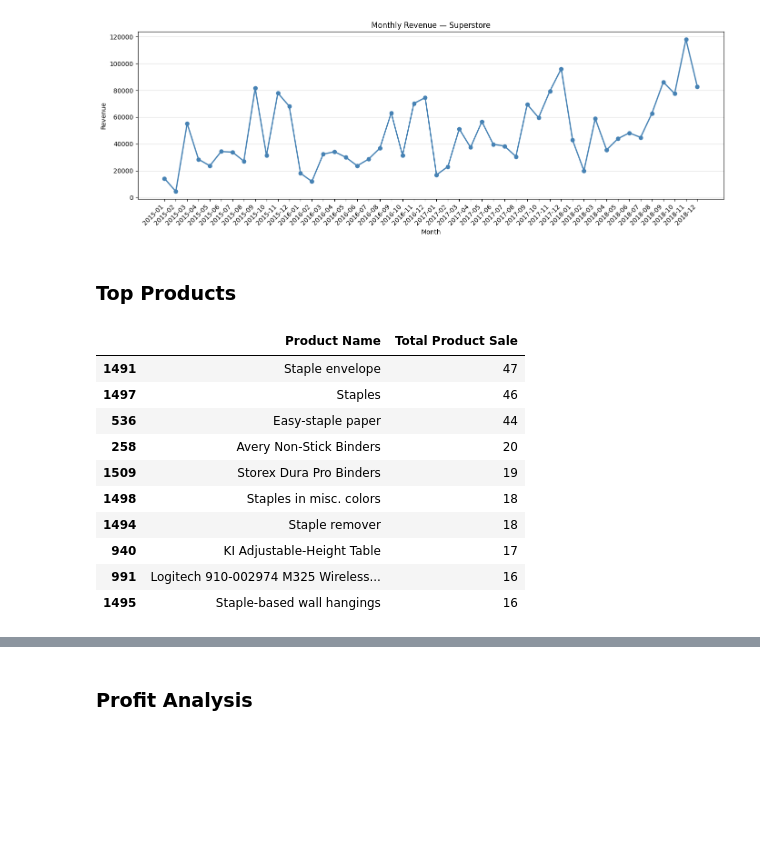
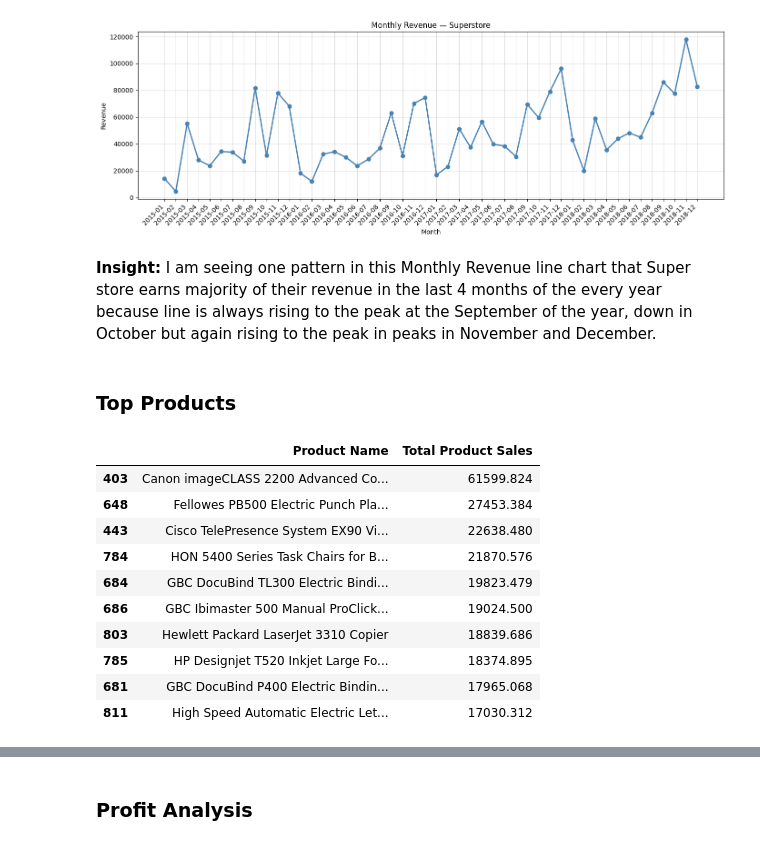
Before and after one commit to VaibhavNileshKumarDave/synent-task5-salesanalysis-vaibhav-dave, a Jupyter notebook: notebooks/salesanalysis.ipynb, the cells around one changed output, grey strips where cells are left out. Cells and saved outputs as stored; diff of their text form; code cells hidden in the pictures; blank space fills up the shorter version.

```diff
--- a/notebooks/salesanalysis.ipynb
+++ b/notebooks/salesanalysis.ipynb
@@ -111,7 +111,7 @@ print("null in super store 2:", null_count_super_store_2)
 duplicates_super_store = df_master.duplicated()
 print("duplicates in super store:", duplicates_super_store) # no duplicates
 
-df_master.drop_duplicates()
+df_master.drop_duplicates(inplace=True)
 print("Info: ", df_master.info()) # no duplicates
 # %% [output]
 null in super store: Row ID            0
@@ -180,30 +181,32 @@ plt.savefig("monthly_revenue.png", dpi=150)
 plt.show()
 # %% [output]
 [figure]
+# %% [markdown]
+**Insight:** I am seeing one pattern in this Monthly Revenue line chart that Super store earns majority of their revenue in the last 4 months of the every year because line is always rising to the peak at the September of the year, down in October but again rising to the peak in peaks in November and December.
 # %% [markdown]
 ### Top Products
 # %%
 df_master.head()
 top_products = (
-    df_master.groupby("Product Name")["Row ID"]
-    .count()
+    df_master.groupby("Product Name")["Sales"]
+    .sum()
     .reset_index()
-    .rename(columns = {"Row ID": "Total Product Sale"})
-    .sort_values("Total Product Sale", ascending = False)
+    .rename(columns = {"Sales": "Total Product Sales"})
+    .sort_values("Total Product Sales", ascending = False)
 )
 top_products.head(10)
 # %% [output]
-|  | Product Name | Total Product Sale |
-| 1491 | Staple envelope | 47 |
-| 1497 | Staples | 46 |
-| 536 | Easy-staple paper | 44 |
-| 258 | Avery Non-Stick Binders | 20 |
-| 1509 | Storex Dura Pro Binders | 19 |
-| 1498 | Staples in misc. colors | 18 |
-| 1494 | Staple remover | 18 |
-| 940 | KI Adjustable-Height Table | 17 |
-| 991 | Logitech 910-002974 M325 Wireless... | 16 |
-| 1495 | Staple-based wall hangings | 16 |
+|  | Product Name | Total Product Sales |
+| 403 | Canon imageCLASS 2200 Advanced Co... | 61599.824 |
+| 648 | Fellowes PB500 Electric Punch Pla... | 27453.384 |
+| 443 | Cisco TelePresence System EX90 Vi... | 22638.480 |
+| 784 | HON 5400 Series Task Chairs for B... | 21870.576 |
+| 684 | GBC DocuBind TL300 Electric Bindi... | 19823.479 |
+| 686 | GBC Ibimaster 500 Manual ProClick... | 19024.500 |
+| 803 | Hewlett Packard LaserJet 3310 Copier | 18839.686 |
+| 785 | HP Designjet T520 Inkjet Large Fo... | 18374.895 |
+| 681 | GBC DocuBind P400 Electric Bindin... | 17965.068 |
+| 811 | High Speed Automatic Electric Let... | 17030.312 |
 # %%
 top_10_products = top_products.head(10)
 
```
Also changed, not shown: parts of 26 cells of this notebook, 16 other files.
